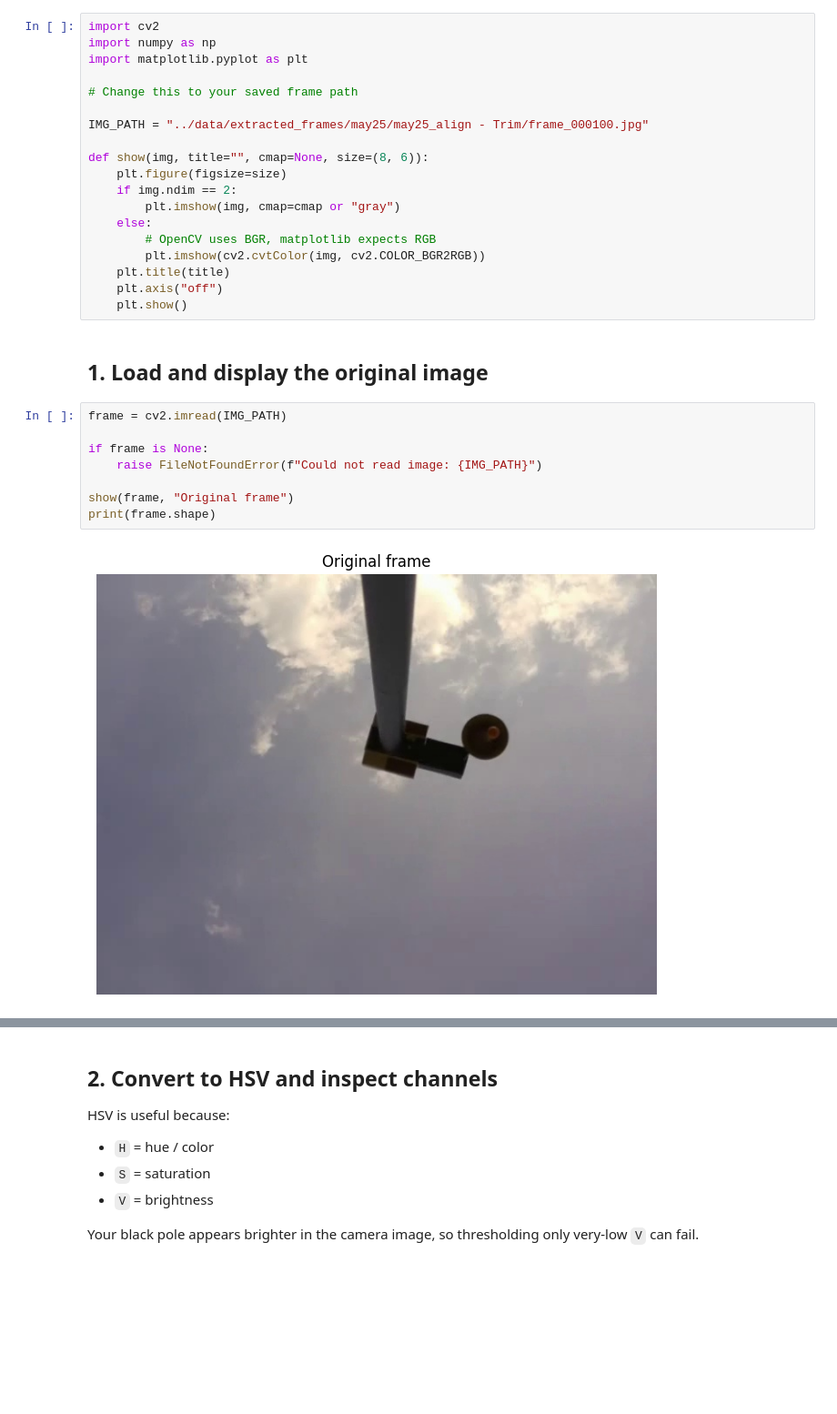
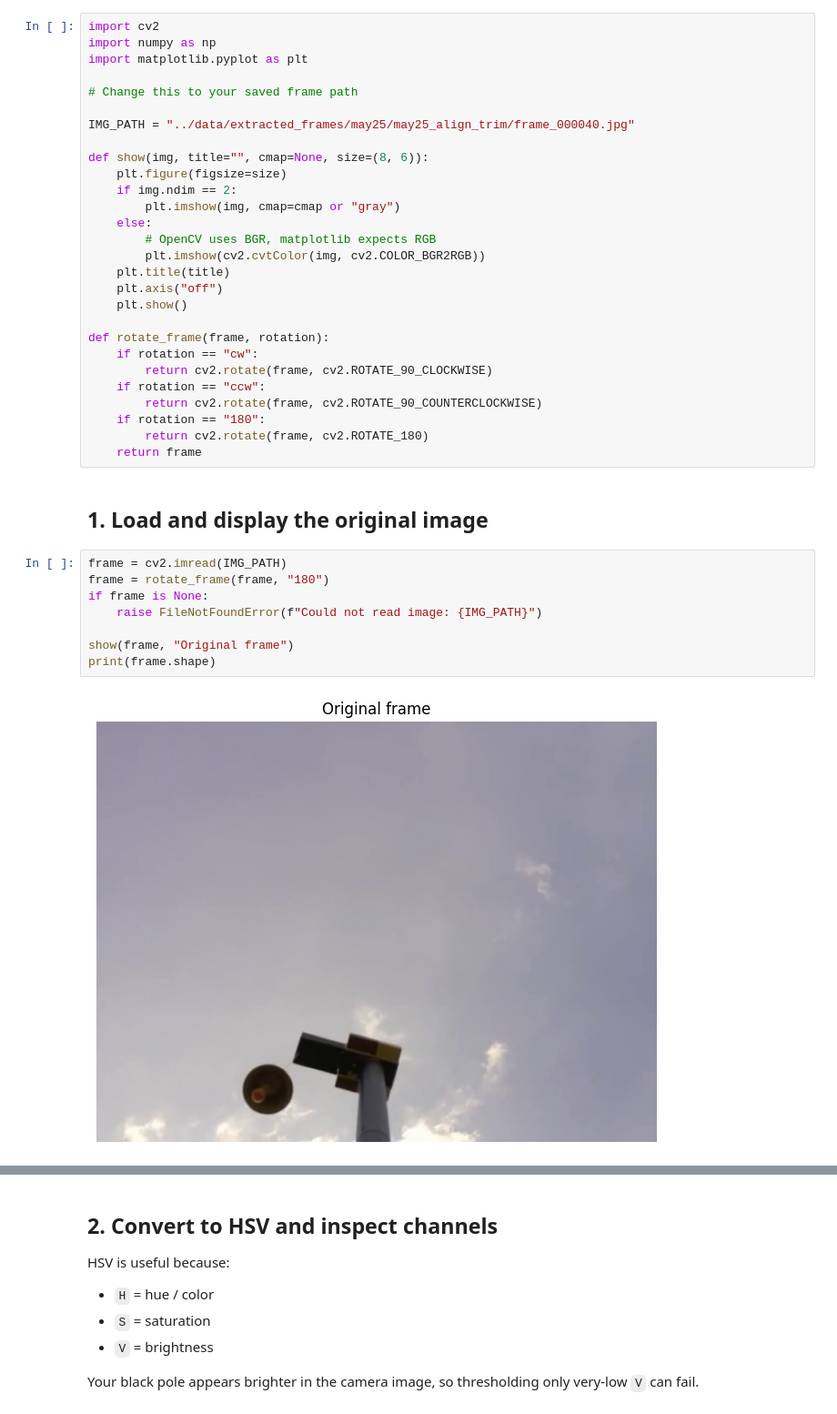
Before and after one commit to alhedai1/ME-Capstone-Team-4, a Jupyter notebook: src/capstone_robot/testing/pole_bell_detection_debug.ipynb, the cells around one changed output, grey strips where cells are left out. Shown at 91% size. Cells and saved outputs as stored; diff of their text form; blank space fills up the shorter version.

```diff
--- a/src/capstone_robot/testing/pole_bell_detection_debug.ipynb
+++ b/src/capstone_robot/testing/pole_bell_detection_debug.ipynb
@@ -19,7 +19,7 @@ import matplotlib.pyplot as plt
 
 # Change this to your saved frame path
 
-IMG_PATH = "../data/extracted_frames/may25/may25_align - Trim/frame_000100.jpg"
+IMG_PATH = "../data/extracted_frames/may25/may25_align_trim/frame_000040.jpg"
 
 def show(img, title="", cmap=None, size=(8, 6)):
     plt.figure(figsize=size)
@@ -31,16 +31,25 @@ def show(img, title="", cmap=None, size=(8, 6)):
     plt.title(title)
     plt.axis("off")
     plt.show()
+
+def rotate_frame(frame, rotation):
+    if rotation == "cw":
+        return cv2.rotate(frame, cv2.ROTATE_90_CLOCKWISE)
+    if rotation == "ccw":
+        return cv2.rotate(frame, cv2.ROTATE_90_COUNTERCLOCKWISE)
+    if rotation == "180":
+        return cv2.rotate(frame, cv2.ROTATE_180)
+    return frame
 # %% [markdown]
 ## 1. Load and display the original image
 # %%
 frame = cv2.imread(IMG_PATH)
-
+frame = rotate_frame(frame, "180")
 if frame is None:
     raise FileNotFoundError(f"Could not read image: {IMG_PATH}")
 
 show(frame, "Original frame")
 print(frame.shape)
 # %% [output]
-[figure, old version]
+[figure, new version]
 (480, 640, 3)
```
Also changed, not shown: parts of 3 cells of this notebook, 11 other files.
